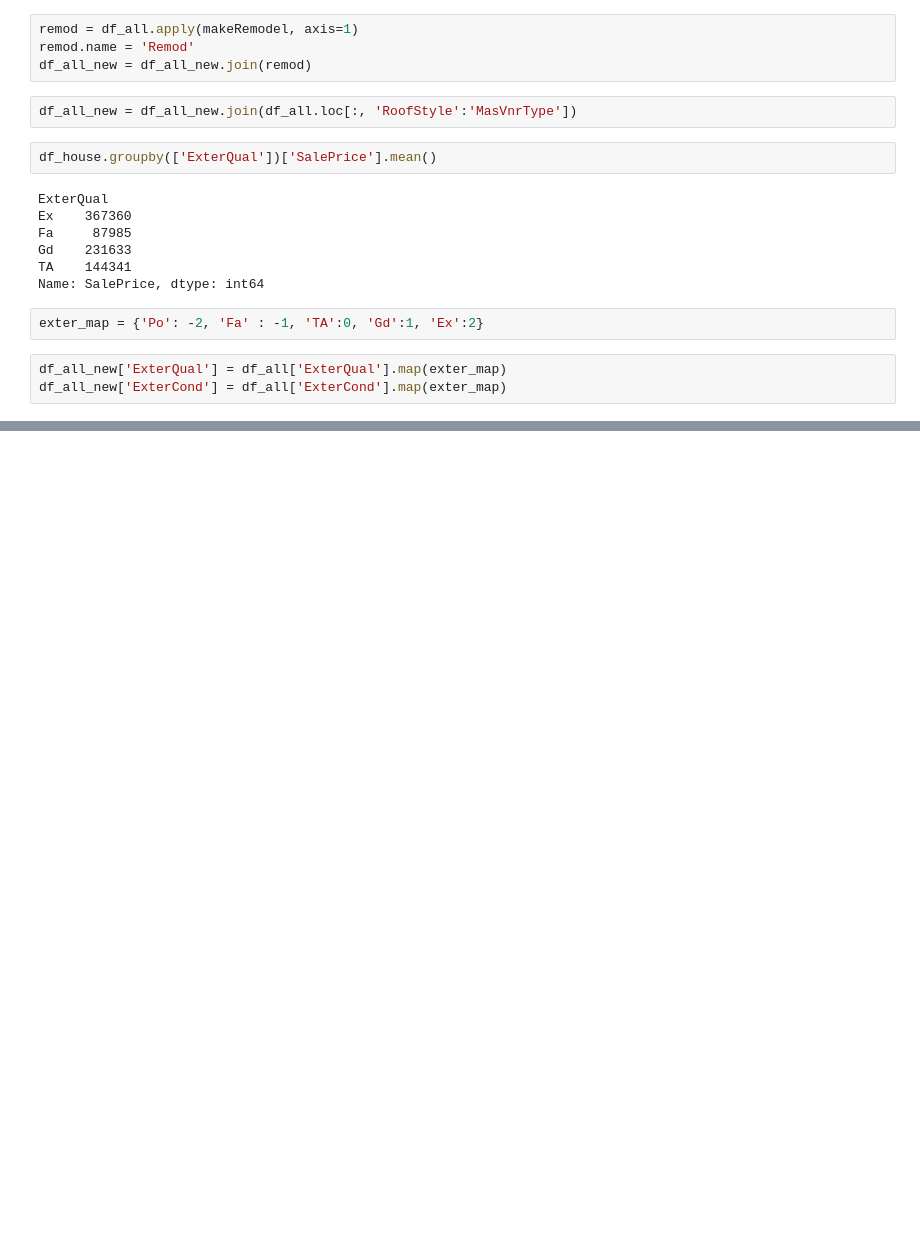
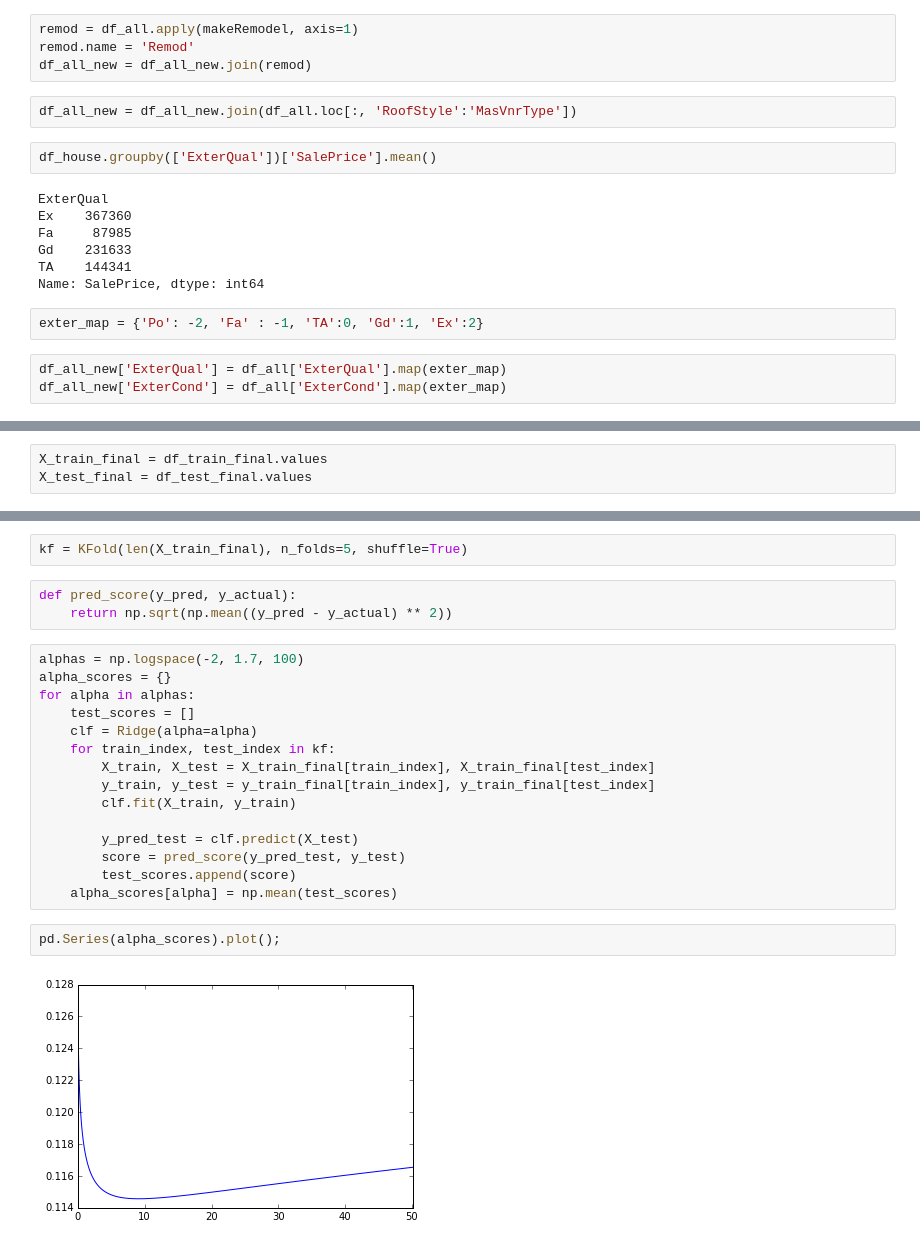
Before and after one commit to SayantanMitra87/Houston-Data-Science, a Jupyter notebook: Kaggle/House Prices/python/Exploration.ipynb, the cells around one changed output, grey strips where cells are left out. Saved outputs shown, nothing was run; the diff lists cells and outputs as text; blank space fills up the shorter version.

```diff
--- a/Kaggle/House Prices/python/Exploration.ipynb
+++ b/Kaggle/House Prices/python/Exploration.ipynb
@@ -462,0 +645,3 @@ knn_test_final
+# %%
+X_train_final = df_train_final.values
+X_test_final = df_test_final.values
@@ -462,0 +652,24 @@ knn_test_final
+# %%
+kf = KFold(len(X_train_final), n_folds=5, shuffle=True)
+# %%
+def pred_score(y_pred, y_actual):
+    return np.sqrt(np.mean((y_pred - y_actual) ** 2))
+# %%
+alphas = np.logspace(-2, 1.7, 100)
+alpha_scores = {}
+for alpha in alphas:
+    test_scores = []
+    clf = Ridge(alpha=alpha)
+    for train_index, test_index in kf:
+        X_train, X_test = X_train_final[train_index], X_train_final[test_index]
+        y_train, y_test = y_train_final[train_index], y_train_final[test_index]
+        clf.fit(X_train, y_train)
+
+        y_pred_test = clf.predict(X_test)
+        score = pred_score(y_pred_test, y_test)
+        test_scores.append(score)
+    alpha_scores[alpha] = np.mean(test_scores)
+# %%
+pd.Series(alpha_scores).plot();
+# %% [output]
+[figure, added]
```
Also changed, not shown: parts of 97 cells of this notebook.
